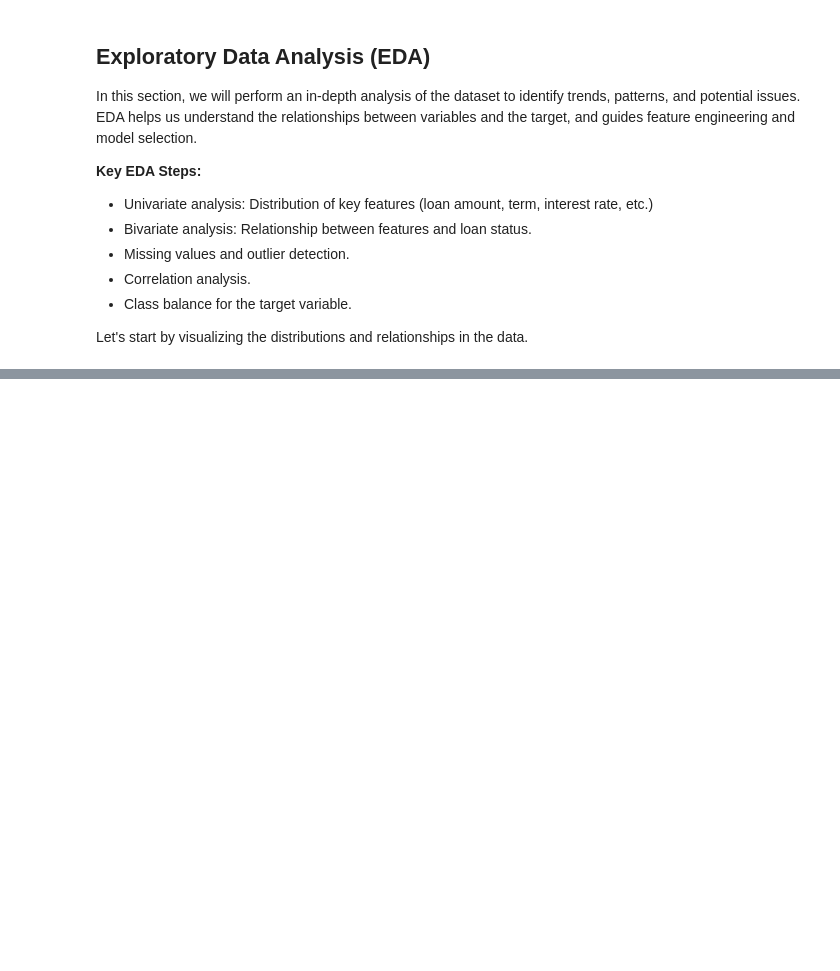
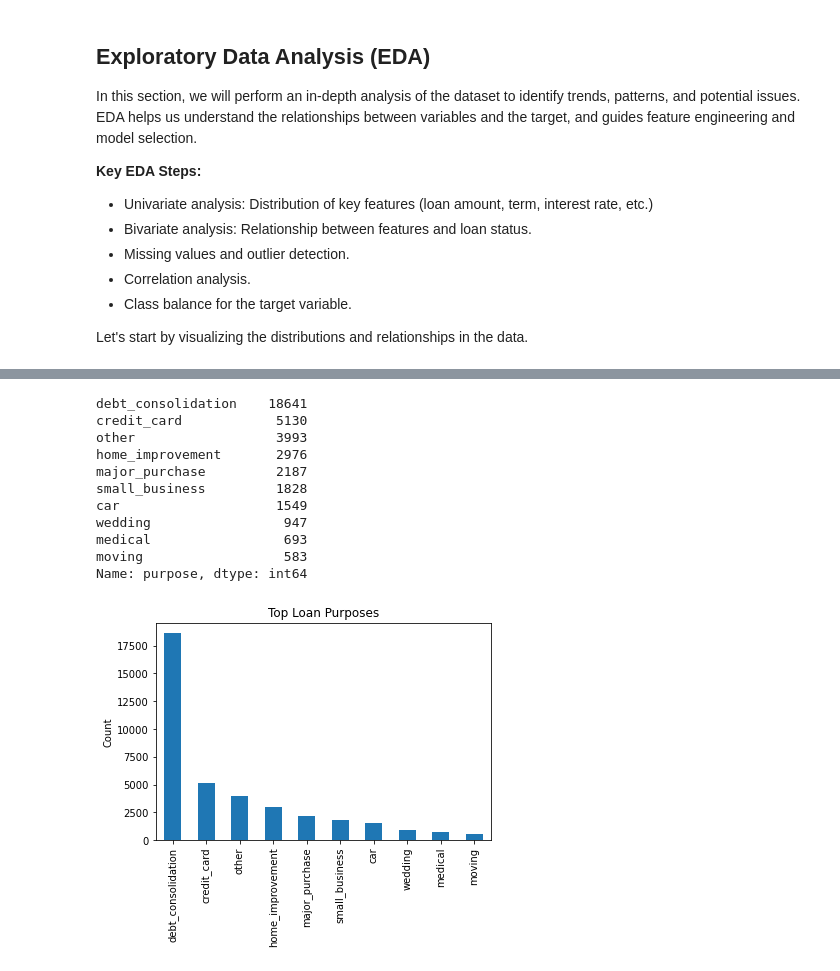
Before and after one commit to KweyuV/Digitizing-Loan-Approvals-for-Financial-Inclusion, a Jupyter notebook: Loan_approval_final.ipynb, the cells around one changed output, grey strips where cells are left out. Saved outputs shown, nothing was run; the diff lists cells and outputs as text; code cells hidden in the pictures; blank space fills up the shorter version.

```diff
--- a/Loan_approval_final.ipynb
+++ b/Loan_approval_final.ipynb
@@ -200,0 +255,23 @@ Let's start by visualizing the distributions and relationships in the data.
+# %%
+# Top purposes (why people borrow)
+if "purpose" in loan_df.columns:
+    print(loan_df["purpose"].value_counts().head(10))
+    (loan_df["purpose"]
+     .value_counts()
+     .head(10)
+     .plot(kind="bar", title="Top Loan Purposes"))
+    plt.ylabel("Count")
+    plt.show()
+# %% [output]
+debt_consolidation    18641
+credit_card            5130
+other                  3993
+home_improvement       2976
+major_purchase         2187
+small_business         1828
+car                    1549
+wedding                 947
+medical                 693
+moving                  583
+Name: purpose, dtype: int64
+[figure, added]
```
Also changed, not shown: parts of 10 cells of this notebook.
